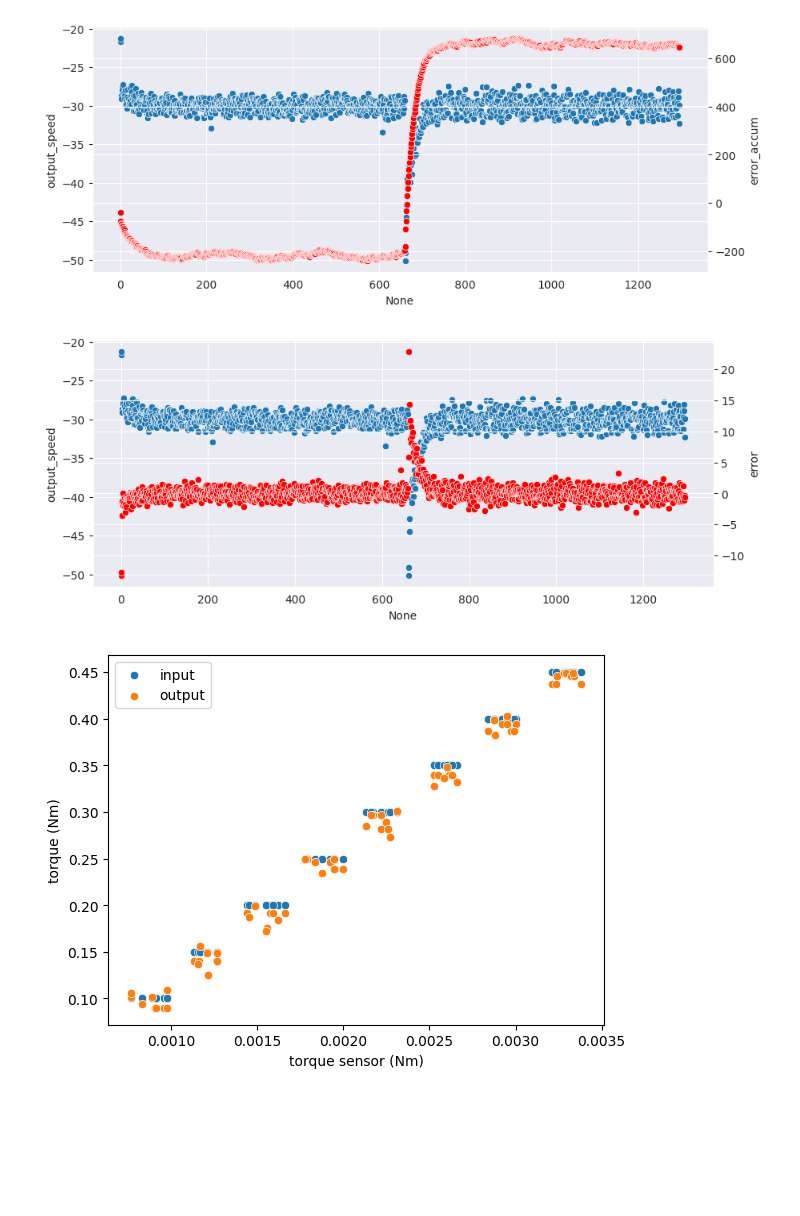
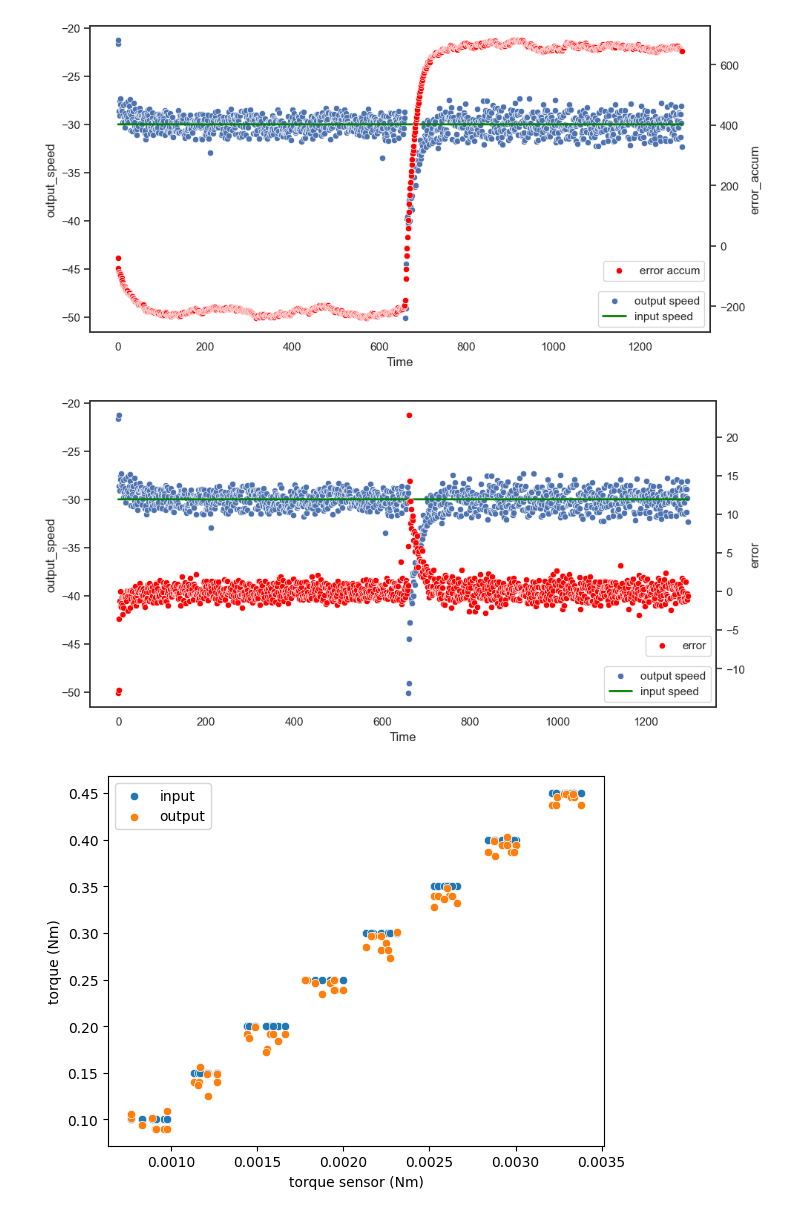
Before and after one commit to priest-yang/Motor-testing, a Jupyter notebook: data_analysis.ipynb, the cells around one changed output. Drawn from its saved outputs; the diff is of its cells as text; code cells hidden in the pictures; blank space fills up the shorter version.

Commit message:
update plot

```diff
--- a/data_analysis.ipynb
+++ b/data_analysis.ipynb
@@ -12,23 +12,35 @@ speed = speed.rename(columns={
     3:'error',
 })
 # %%
-fig, ax = plt.subplots(figsize=(10,4))
+fig, ax = plt.subplots(figsize=(10,5))
 
 ax2 = ax.twinx()
-sns.scatterplot(data=speed, x= speed.index, y=speed.output_speed, ax=ax)
-sns.scatterplot(data=speed, x=speed.index, y=speed.error_accum, ax=ax2, color='red')
+sns.scatterplot(data=speed, x= speed.index, y=speed.output_speed, ax=ax, label='output speed')
+sns.scatterplot(data=speed, x=speed.index, y=speed.error_accum, ax=ax2, color='red', label='error accum')
+sns.lineplot(data=speed, x=speed.index, y=speed['input speed'], ax=ax, color='green', linewidth=2, label='input speed')
+legend1 = ax.legend(loc='lower right', bbox_to_anchor=(1, 0))
+legend2 = ax2.legend(loc='lower right', bbox_to_anchor=(1, 0.15))
+ax.set_xlabel('Time')
+plt.savefig('unitree/data/driving_motor/error_accum.png')
+plt.tight_layout()
 plt.show()
 # %% [output]
-[figure, old version]
+[figure, new version]
 # %%
-fig, ax = plt.subplots(figsize=(10,4))
+fig, ax = plt.subplots(figsize=(10,5))
 
 ax2 = ax.twinx()
-sns.scatterplot(data=speed, x= speed.index, y=speed.output_speed, ax=ax)
-sns.scatterplot(data=speed, x=speed.index, y=speed.error, ax=ax2, color='red')
+sns.scatterplot(data=speed, x= speed.index, y=speed.output_speed, ax=ax, label='output speed')
+sns.scatterplot(data=speed, x=speed.index, y=speed.error, ax=ax2, color='red', label='error')
+sns.lineplot(data=speed, x=speed.index, y=speed['input speed'], ax=ax, color='green', linewidth=2, label='input speed')
+legend1 = ax.legend(loc='lower right', bbox_to_anchor=(1, 0))
+legend2 = ax2.legend(loc='lower right', bbox_to_anchor=(1, 0.15))
+ax.set_xlabel('Time')
+plt.tight_layout()
+plt.savefig('unitree/data/driving_motor/error.png')
 plt.show()
 # %% [output]
-[figure, old version]
+[figure, new version]
 # %%
 motor_data = pd.read_csv('./unitree/data/go1_no_feedback_no_feedforward.csv', index_col=0)
 tor_ff = pd.read_csv('./unitree/data/forward.csv')
```
Also changed, not shown: 2 other files.
